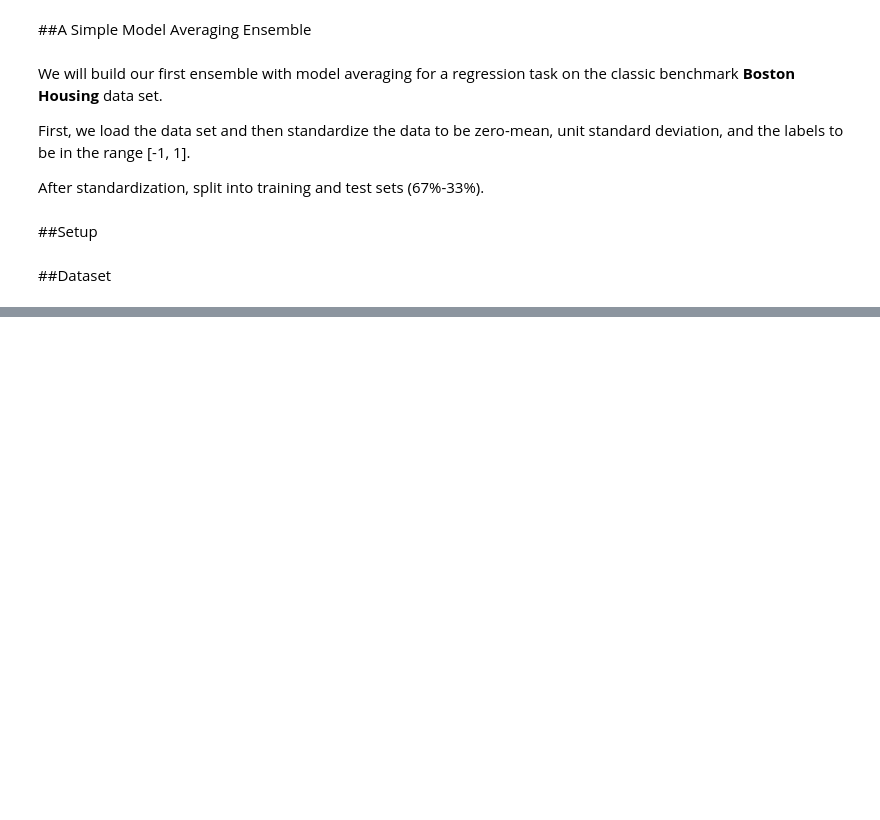
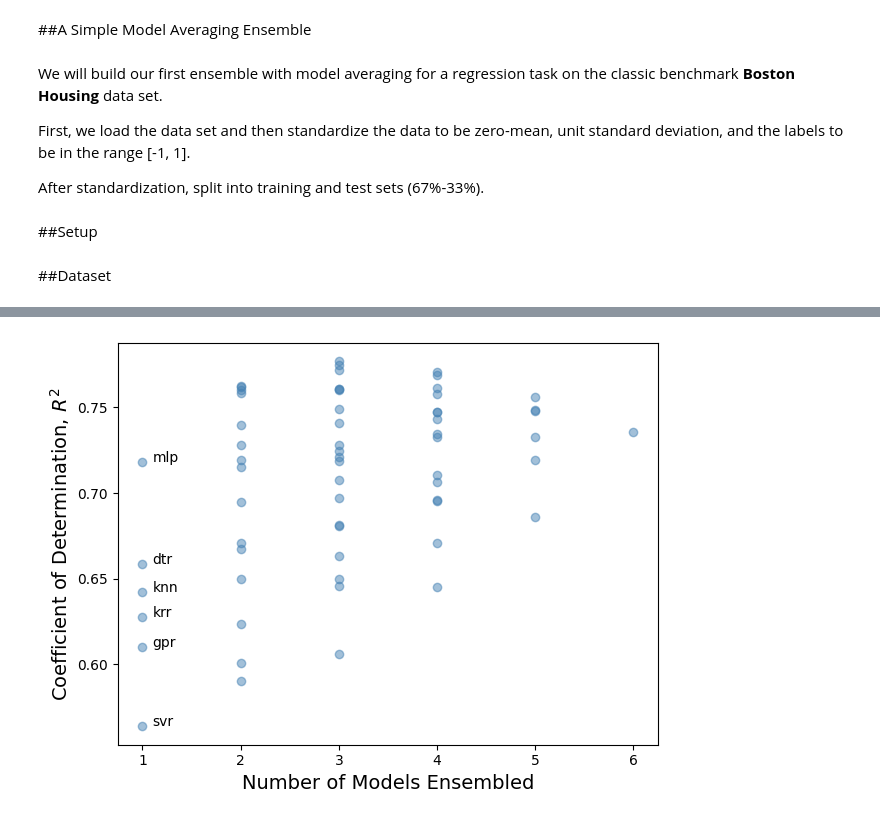
Before and after one commit to rahiakela/machine-learning-research-and-practice, a Jupyter notebook: ensemble-methods-for-machine-learning/01-ensemble-methods/model_averaging_example.ipynb, the cells around one changed output, grey strips where cells are left out. Drawn from its saved outputs; the diff is of its cells as text; code cells hidden in the pictures; blank space fills up the shorter version.

```diff
--- a/ensemble-methods-for-machine-learning/01-ensemble-methods/model_averaging_example.ipynb
+++ b/ensemble-methods-for-machine-learning/01-ensemble-methods/model_averaging_example.ipynb
@@ -34,0 +53,12 @@ import matplotlib.pyplot as plt
+# %%
+estimators = {
+  "krr": KernelRidge(kernel="rbf", gamma=0.25),
+  "svr": SVR(gamma=0.5),
+  "dtr": DecisionTreeRegressor(max_depth=8),
+  "knn": KNeighborsRegressor(n_neighbors=3),
+  "gpr": GaussianProcessRegressor(alpha=1e-1),
+  "mlp": MLPRegressor(alpha=25, max_iter=1000)
+}
+
+for name, estimator in estimators.items():
+  estimator = estimator.fit(x_train, y_train)
@@ -34,0 +71,7 @@ import matplotlib.pyplot as plt
+# %%
+n_estimators, n_samples = len(estimators), x_test.shape[0]
+
+y_individual = np.zeros((n_samples, n_estimators))
+for i, (model, estimator) in enumerate(estimators.items()):
+  y_individual[:, i] = estimator.predict(x_test)
+y_final = np.mean(y_individual, axis=1)
@@ -34,0 +84,31 @@ import matplotlib.pyplot as plt
+# %%
+models = list(estimators.keys())
+combo_mean = np.zeros((len(estimators), ))
+combo_std = np.zeros((len(estimators), ))
+
+fig = plt.figure();
+
+for n_ensemble in range(len(estimators)):
+    # Get all possible combinations of models of length n_ensemble
+    combos = combinations(estimators, n_ensemble + 1)
+
+    # Get the average of individual predictions for each combination
+    averaged_predictions = [np.mean(np.array([y_individual[:, models.index(e)] for e in list(c)]), axis=0) for c in combos]
+    averaged_r2 = [r2_score(y_test, ypred) for ypred in averaged_predictions]
+
+    n_combos = len(averaged_r2)
+
+    plt.scatter(np.full((n_combos, ), n_ensemble + 1), averaged_r2, color='steelblue', alpha=0.5)
+    combo_mean[n_ensemble] = np.mean(averaged_r2)
+    combo_std[n_ensemble] = np.std(averaged_r2)
+
+    if n_ensemble == 0:
+        for r, name in zip(averaged_r2, estimators):
+            plt.text(1.1, r, name)
+
+plt.xlabel('Number of Models Ensembled', fontsize=14);
+plt.ylabel('Coefficient of Determination, $R^2$', fontsize=14);
+fig.tight_layout()
+plt.show()
+# %% [output]
+[figure, added]
```
Also changed, not shown: parts of 14 cells of this notebook.
